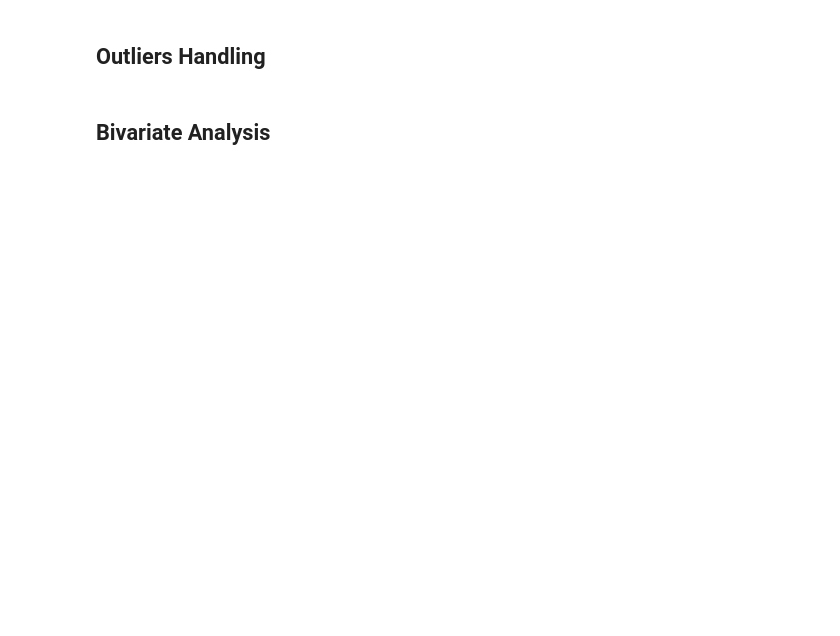
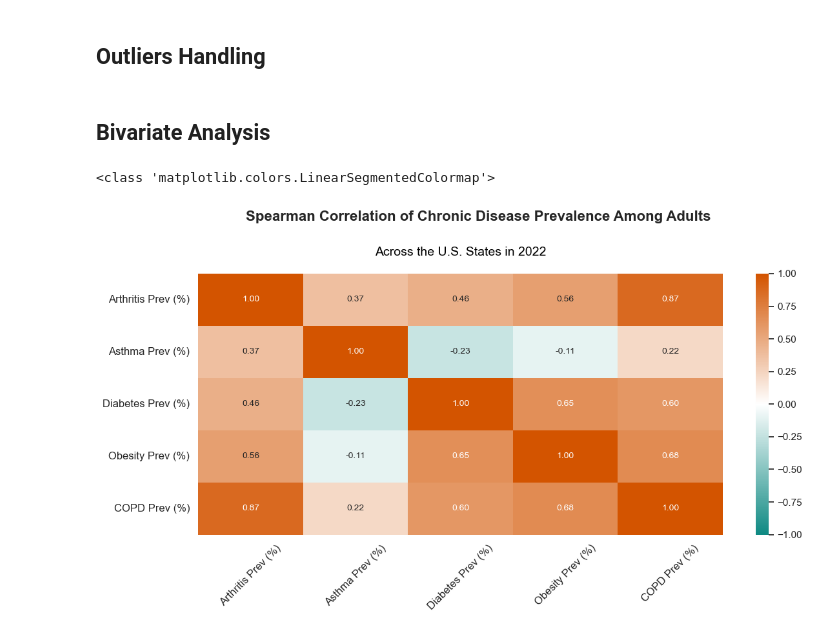
Before and after one commit to duhoang920/siads_593_milestone_1, a Jupyter notebook: mf_main.ipynb, the cells around one changed output. Cells and saved outputs as stored; diff of their text form; code cells hidden in the pictures; blank space fills up the shorter version.

```diff
--- a/mf_main.ipynb
+++ b/mf_main.ipynb
@@ -242,11 +220,15 @@ histogram_boxplot(df, feature)
 # %% [markdown]
 ## **Bivariate Analysis**
 # %%
-corr_cols = ['Overall - Arthritis-DataValue',
- 'Overall - Asthma-DataValue',
- 'Overall - COPD-DataValue',
- 'Overall - Diabetes-DataValue',
- 'Overall - Obesity-DataValue']
-
+corr_cols = [
+    'Arthritis Prev (%)',
+    'Asthma Prev (%)',
+    'Diabetes Prev (%)',
+    'Obesity Prev (%)',
+    'COPD Prev (%)'
+]
 
 create_corrplot(df, corr_cols, "spearman")
+# %% [output]
+<class 'matplotlib.colors.LinearSegmentedColormap'>
+[figure, added]
```
Also changed, not shown: parts of 20 cells of this notebook, 1 other file.
